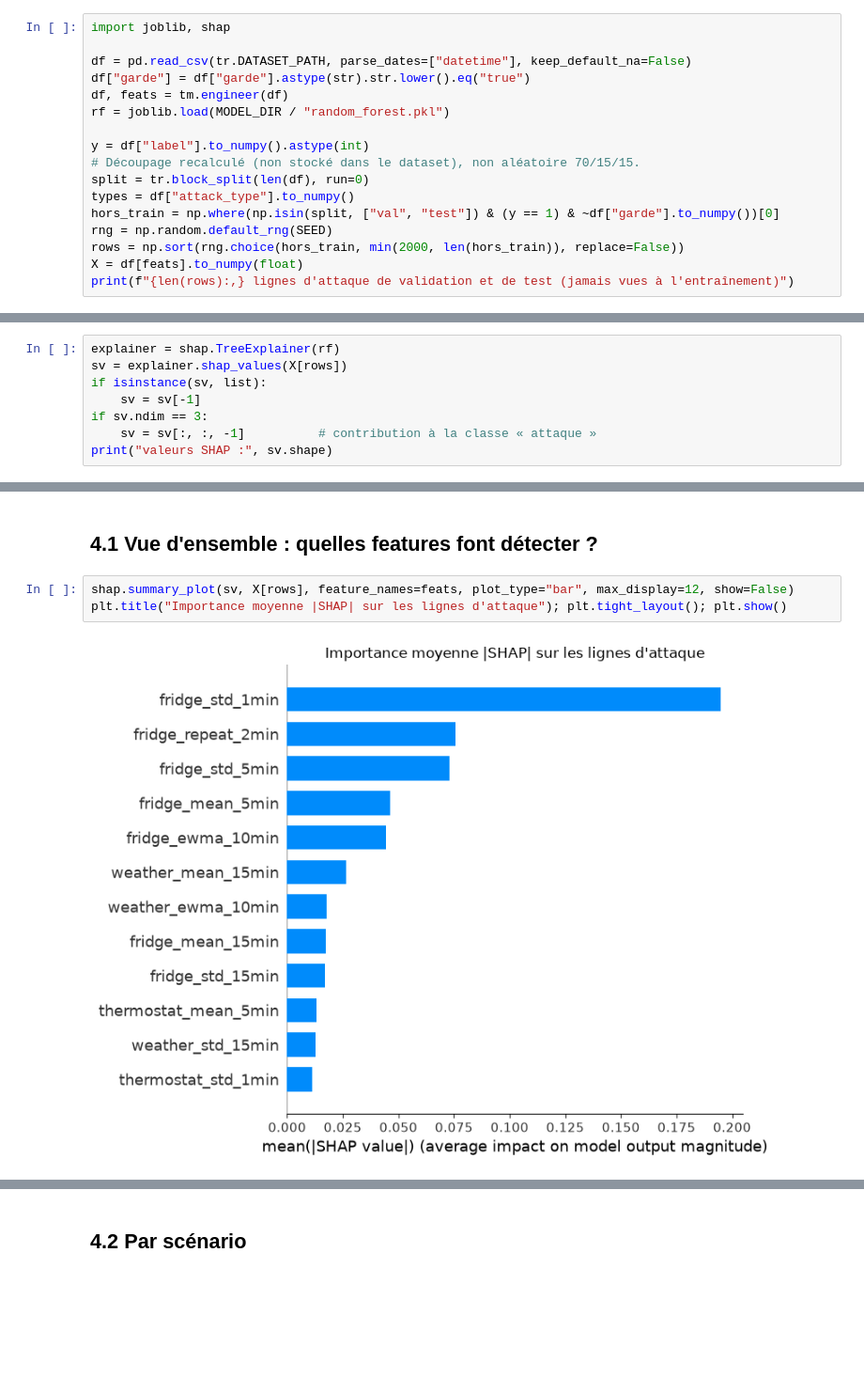
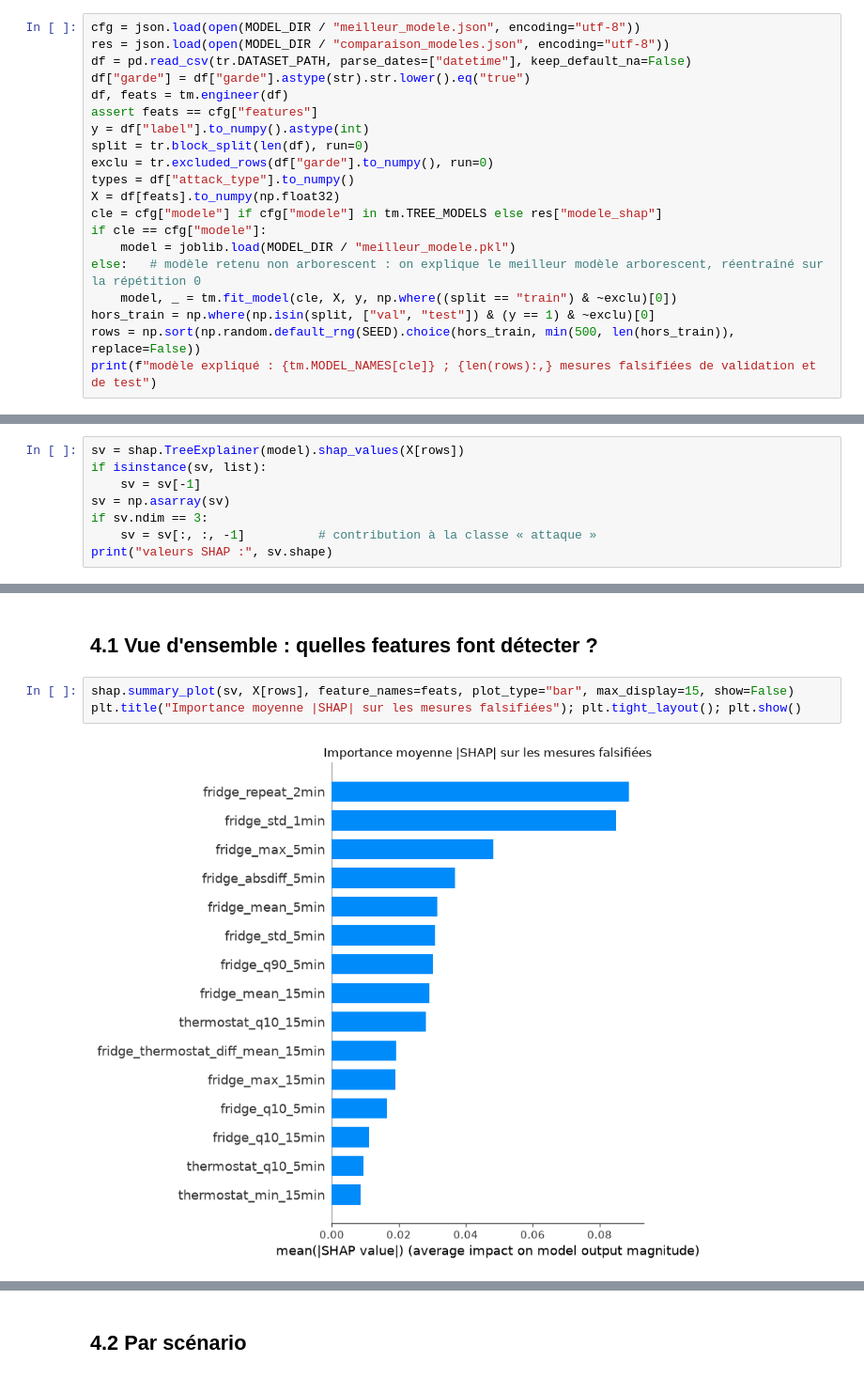
Before and after one commit to meriem135/surveillance-produits-pharmaceutiques, a Jupyter notebook: notebook/transmission/04_shap.ipynb, the cells around one changed output, grey strips where cells are left out. Shown at 94% size. Cells and saved outputs as stored; diff of their text form; blank space fills up the shorter version.

```diff
--- a/notebook/transmission/04_shap.ipynb
+++ b/notebook/transmission/04_shap.ipynb
@@ -30,18 +32,21 @@ MODEL_DIR = paths.MODELS_DIR / "transmission_reel"
 # %%
-import joblib, shap
-
+cfg = json.load(open(MODEL_DIR / "meilleur_modele.json", encoding="utf-8"))
+res = json.load(open(MODEL_DIR / "comparaison_modeles.json", encoding="utf-8"))
 df = pd.read_csv(tr.DATASET_PATH, parse_dates=["datetime"], keep_default_na=False)
 df["garde"] = df["garde"].astype(str).str.lower().eq("true")
 df, feats = tm.engineer(df)
-rf = joblib.load(MODEL_DIR / "random_forest.pkl")
-
+assert feats == cfg["features"]
 y = df["label"].to_numpy().astype(int)
-# Découpage recalculé (non stocké dans le dataset), non aléatoire 70/15/15.
 split = tr.block_split(len(df), run=0)
+exclu = tr.excluded_rows(df["garde"].to_numpy(), run=0)
 types = df["attack_type"].to_numpy()
-hors_train = np.where(np.isin(split, ["val", "test"]) & (y == 1) & ~df["garde"].to_numpy())[0]
-rng = np.random.default_rng(SEED)
-rows = np.sort(rng.choice(hors_train, min(2000, len(hors_train)), replace=False))
-X = df[feats].to_numpy(float)
-print(f"{len(rows):,} lignes d'attaque de validation et de test (jamais vues à l'entraînement)")
+X = df[feats].to_numpy(np.float32)
+cle = cfg["modele"] if cfg["modele"] in tm.TREE_MODELS else res["modele_shap"]
+if cle == cfg["modele"]:
+    model = joblib.load(MODEL_DIR / "meilleur_modele.pkl")
+else:   # modèle retenu non arborescent : on explique le meilleur modèle arborescent, réentraîné sur la répétition 0
+    model, _ = tm.fit_model(cle, X, y, np.where((split == "train") & ~exclu)[0])
+hors_train = np.where(np.isin(split, ["val", "test"]) & (y == 1) & ~exclu)[0]
+rows = np.sort(np.random.default_rng(SEED).choice(hors_train, min(500, len(hors_train)), replace=False))
+print(f"modèle expliqué : {tm.MODEL_NAMES[cle]} ; {len(rows):,} mesures falsifiées de validation et de test")
 # %% [output]
@@ -49,8 +54,8 @@ print(f"{len(rows):,} lignes d'attaque de validation et de test (jamais vues à
 # %%
-explainer = shap.TreeExplainer(rf)
-sv = explainer.shap_values(X[rows])
+sv = shap.TreeExplainer(model).shap_values(X[rows])
 if isinstance(sv, list):
     sv = sv[-1]
+sv = np.asarray(sv)
 if sv.ndim == 3:
     sv = sv[:, :, -1]          # contribution à la classe « attaque »
 print("valeurs SHAP :", sv.shape)
@@ -59,8 +64,8 @@ valeurs SHAP : (2000, 35)
 # %% [markdown]
 ## 4.1 Vue d'ensemble : quelles features font détecter ?
 # %%
-shap.summary_plot(sv, X[rows], feature_names=feats, plot_type="bar", max_display=12, show=False)
-plt.title("Importance moyenne |SHAP| sur les lignes d'attaque"); plt.tight_layout(); plt.show()
+shap.summary_plot(sv, X[rows], feature_names=feats, plot_type="bar", max_display=15, show=False)
+plt.title("Importance moyenne |SHAP| sur les mesures falsifiées"); plt.tight_layout(); plt.show()
 # %% [output]
-[figure, old version]
+[figure, new version]
 # %%
```
Also changed, not shown: parts of 14 cells of this notebook, 20 other files.
